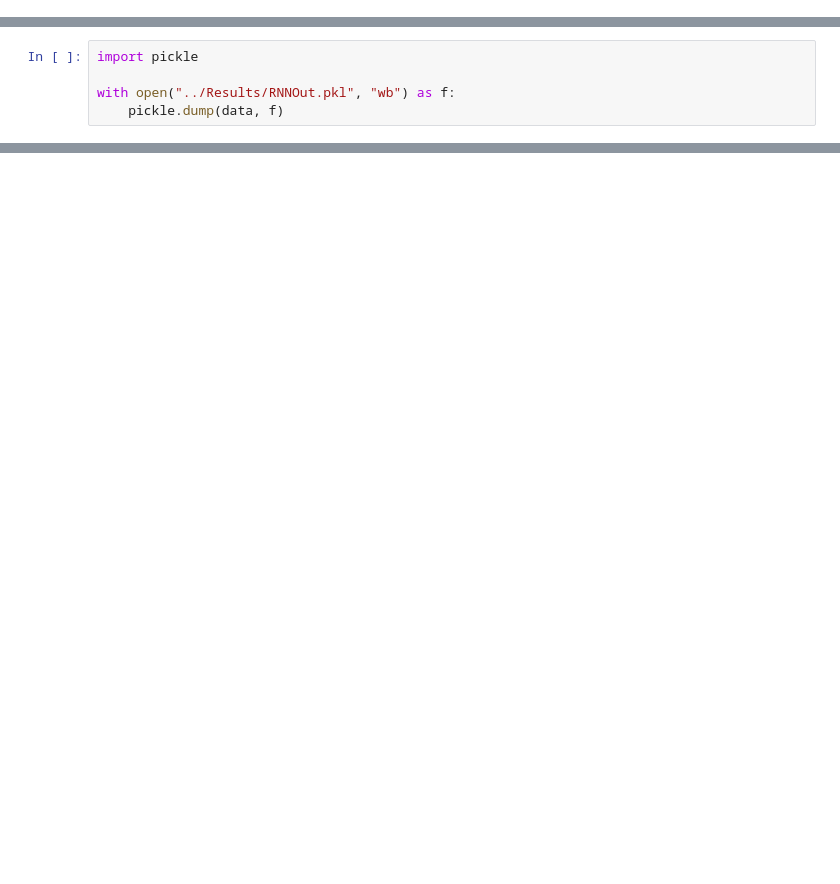
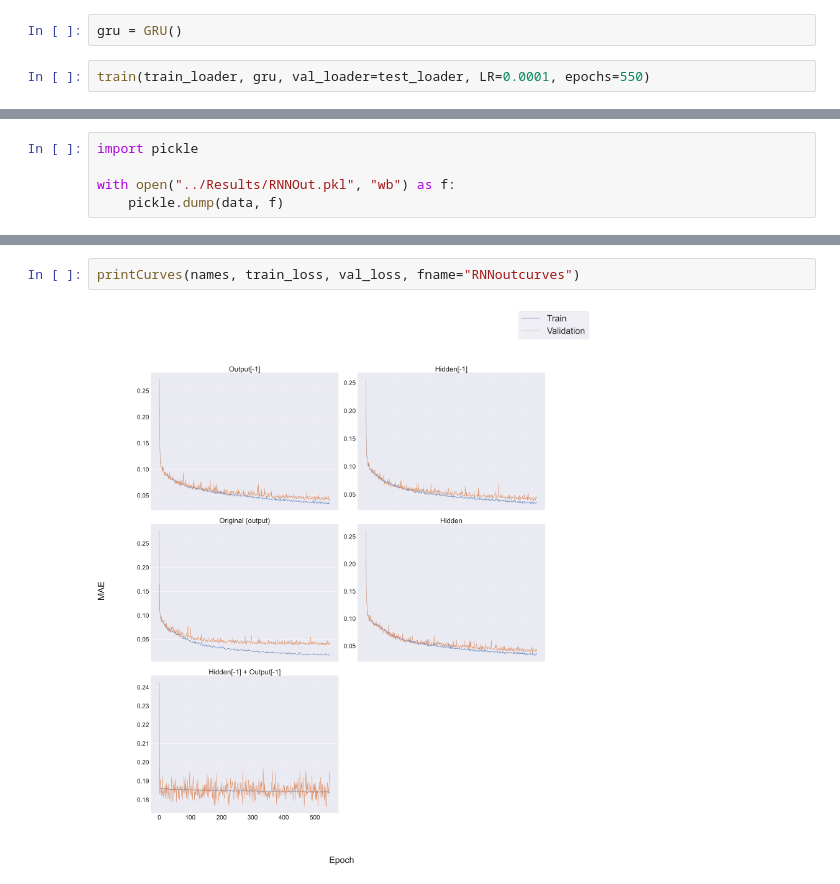
Before and after one commit to RobbieSoutham/SkinLearning, a Jupyter notebook: Notebooks/RNN outputs.ipynb, the cells around one changed output, grey strips where cells are left out. Cells and saved outputs as stored; diff of their text form; blank space fills up the shorter version.

```diff
--- a/Notebooks/RNN outputs.ipynb
+++ b/Notebooks/RNN outputs.ipynb
@@ -256,3 +301,7 @@ class RNN_fh(nn.Module):
 dataset, scaler = getDataset()
 # %%
 train_loader, test_loader = getSplit(dataset)
+# %%
+gru = GRU()
+# %%
+train(train_loader, gru, val_loader=test_loader, LR=0.0001, epochs=550)
@@ -463,0 +628,4 @@ def printCurves(names, train_loss, val_loss, epochs=400, name="train_test2"):
+# %%
+printCurves(names, train_loss, val_loss, fname="RNNoutcurves")
+# %% [output]
+[figure, added]
```
Also changed, not shown: parts of 23 cells of this notebook, 22 other files.
